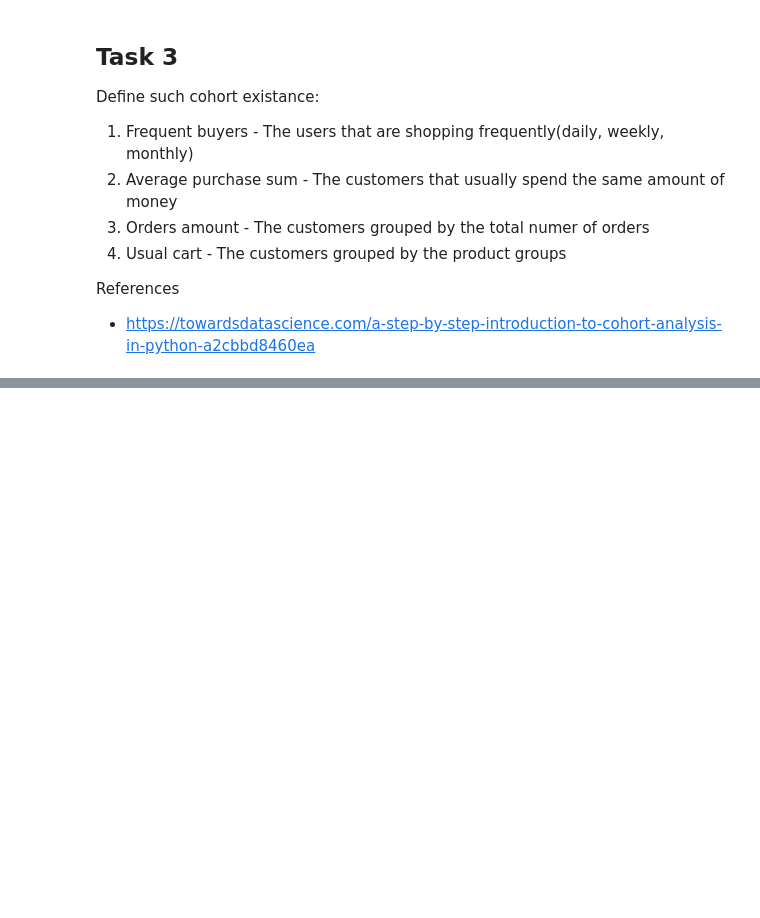
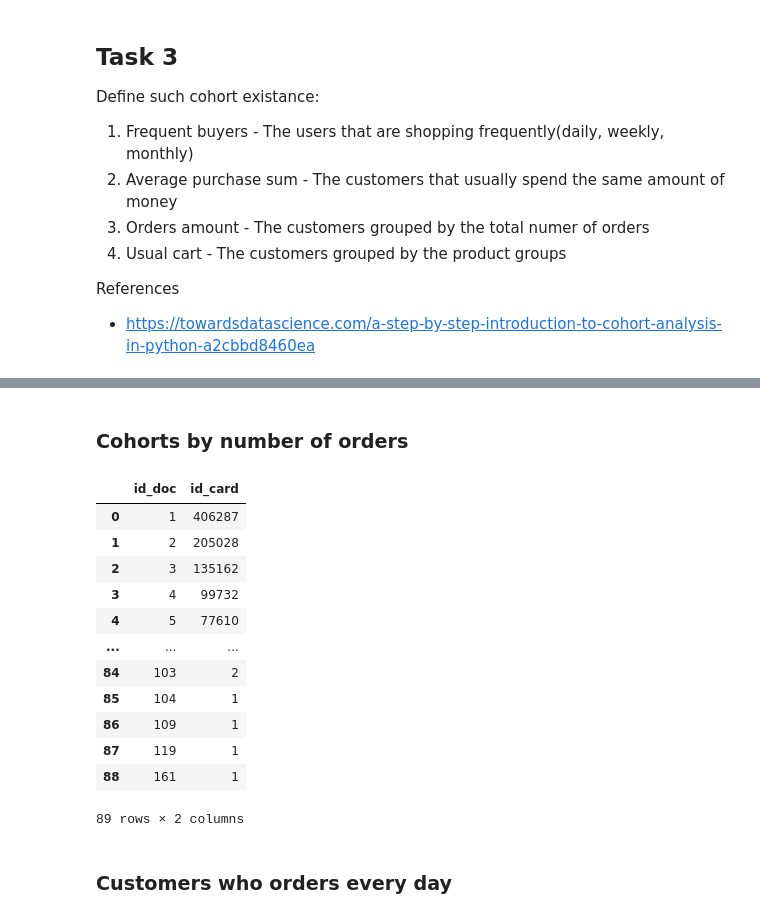
Before and after one commit to cubazis/inno_stats_2020, a Jupyter notebook: lab_last.ipynb, the cells around one changed output, grey strips where cells are left out. Cells and saved outputs as stored; diff of their text form; code cells hidden in the pictures; blank space fills up the shorter version.

```diff
--- a/lab_last.ipynb
+++ b/lab_last.ipynb
@@ -230,0 +250,22 @@ amount_of_orders.head()
+# %% [markdown]
+### Cohorts by number of orders
+# %%
+amount_of_orders['id_card'] = amount_of_orders.index
+cohorts_by_num_of_orders = amount_of_orders.groupby(by=['id_doc'], as_index=False)['id_card'].count()
+cohorts_by_num_of_orders
+# %% [output]
+|  | id_doc | id_card |
+| 0 | 1 | 406287 |
+| 1 | 2 | 205028 |
+| 2 | 3 | 135162 |
+| 3 | 4 | 99732 |
+| 4 | 5 | 77610 |
+| ... | ... | ... |
+| 84 | 103 | 2 |
+| 85 | 104 | 1 |
+| 86 | 109 | 1 |
+| 87 | 119 | 1 |
+| 88 | 161 | 1 |
+89 rows × 2 columns
+# %% [markdown]
+### Customers who orders every day
```
Also changed, not shown: parts of 4 cells of this notebook.
